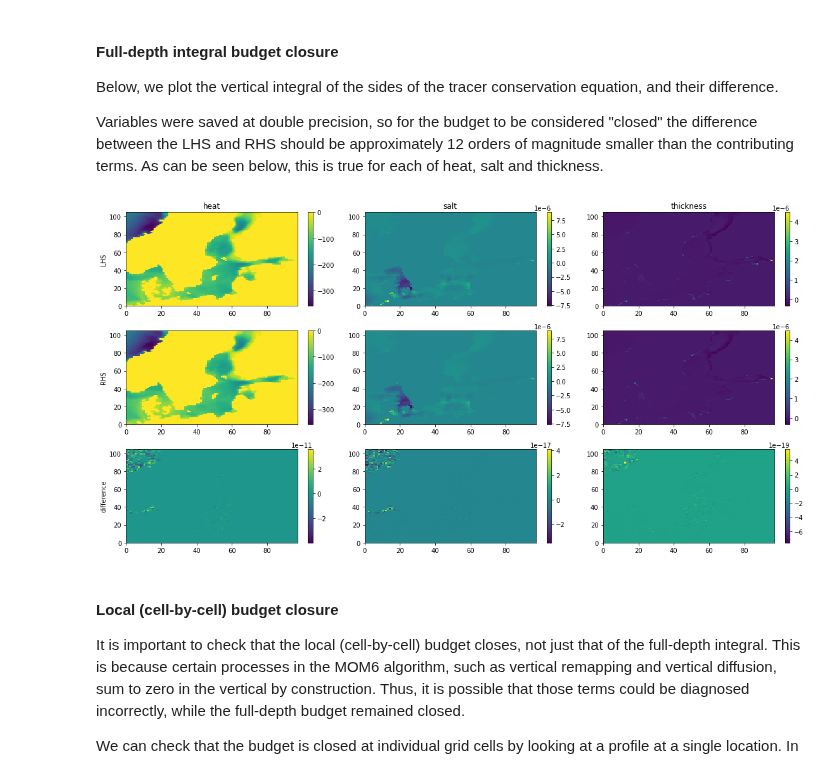
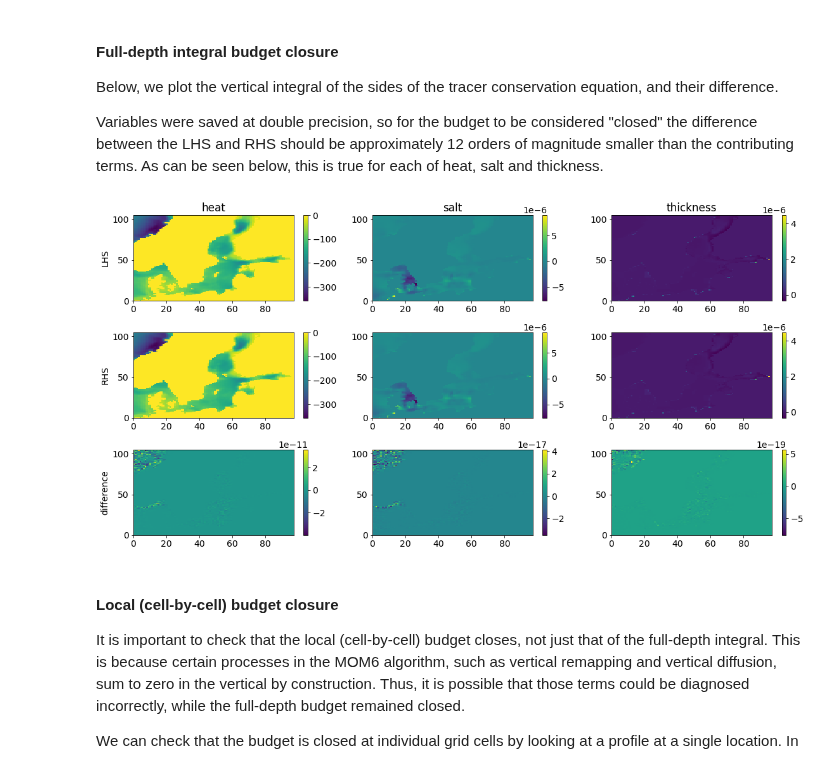
Before and after one commit to MOM6-community/MOM6-AnalysisCookbook, a Jupyter notebook: tutorials/09_Closing_tracer_budgets.ipynb, the cells around one changed output. Cells and saved outputs as stored; diff of their text form; code cells hidden in the pictures.

```diff
--- a/tutorials/09_Closing_tracer_budgets.ipynb
+++ b/tutorials/09_Closing_tracer_budgets.ipynb
@@ -57,11 +61,14 @@ For this purpose we look at a simple, Baltic Sea configuration of OM4, available
 # Import packages
 import xarray as xr
 from matplotlib import pyplot as plt
+# Set figure font size
+plt.rcParams.update({'font.size':14})
 # %%
 # Specify budget terms
 terms = {}
 terms['heat'] = ['opottemptend','T_advection_xy','Th_tendency_vert_remap',
-                 'boundary_forcing_heat_tendency','opottempdiff','opottemppmdiff','frazil_heat_tendency','internal_heat_heat_tendency']
+                 'boundary_forcing_heat_tendency','opottempdiff','opottemppmdiff',
+                 'frazil_heat_tendency','internal_heat_heat_tendency']
 terms['salt'] = ['osalttend','S_advection_xy','Sh_tendency_vert_remap',
                  'boundary_forcing_salt_tendency','osaltdiff','osaltpmdiff']
 terms['thickness'] = ['dhdt','dynamics_h_tendency','vert_remap_h_tendency',
@@ -116,26 +124,29 @@ Variables were saved at double precision, so for the budget to be considered "cl
 # %%
 grid = 'native'
 # Plot the vertical sum
 fig,ax = plt.subplots(figsize=(16,8),nrows=3,ncols=3)
 count=0
 for key in terms.keys():
     # LHS
-    im = ax[0,count].pcolormesh(lhs[grid][key].sum(vertind[grid]).squeeze())
+    im = ax[0,count].pcolormesh(
+        lhs[grid][key].sum(vertind[grid]).squeeze())
     plt.colorbar(im,ax=ax[0,count])
     ax[0,count].set_title(key)
     # RHS
-    im = ax[1,count].pcolormesh(rhs[grid][key].sum(vertind[grid]).squeeze())
+    im = ax[1,count].pcolormesh(
+        rhs[grid][key].sum(vertind[grid]).squeeze())
     plt.colorbar(im,ax=ax[1,count])
     # Difference
-    im = ax[2,count].pcolormesh((lhs[grid][key]-rhs[grid][key]).sum(vertind[grid]).squeeze())
+    im = ax[2,count].pcolormesh(
+        (lhs[grid][key]-rhs[grid][key]).sum(vertind[grid]).squeeze())
     plt.colorbar(im,ax=ax[2,count])
     count+=1
 ax[0,0].set_ylabel('LHS')
 ax[1,0].set_ylabel('RHS')
 ax[2,0].set_ylabel('difference')
 plt.tight_layout()
 # %% [output]
-[figure, old version]
+[figure, new version]
 # %% [markdown]
 #### Local (cell-by-cell) budget closure
 It is important to check that the local (cell-by-cell) budget closes, not just that of the full-depth integral. This is because certain processes in the MOM6 algorithm, such as vertical remapping and vertical diffusion, sum to zero in the vertical by construction. Thus, it is possible that those terms could be diagnosed incorrectly, while the full-depth budget remained closed.
```
Also changed, not shown: parts of 7 cells of this notebook, 2 other files.
